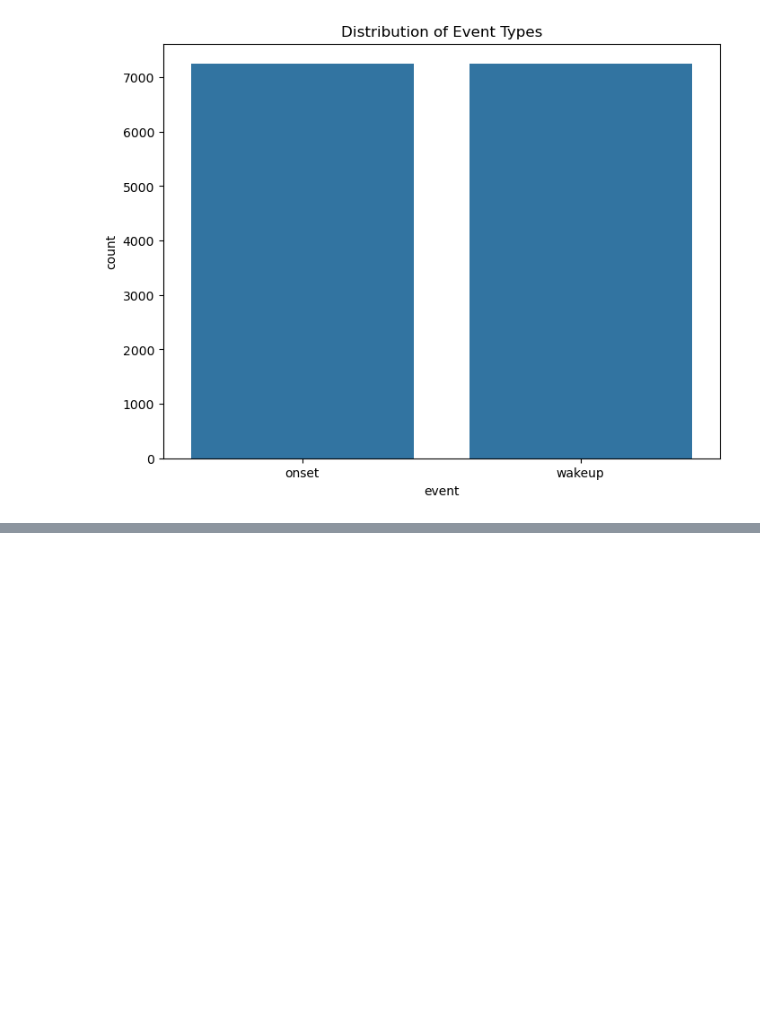
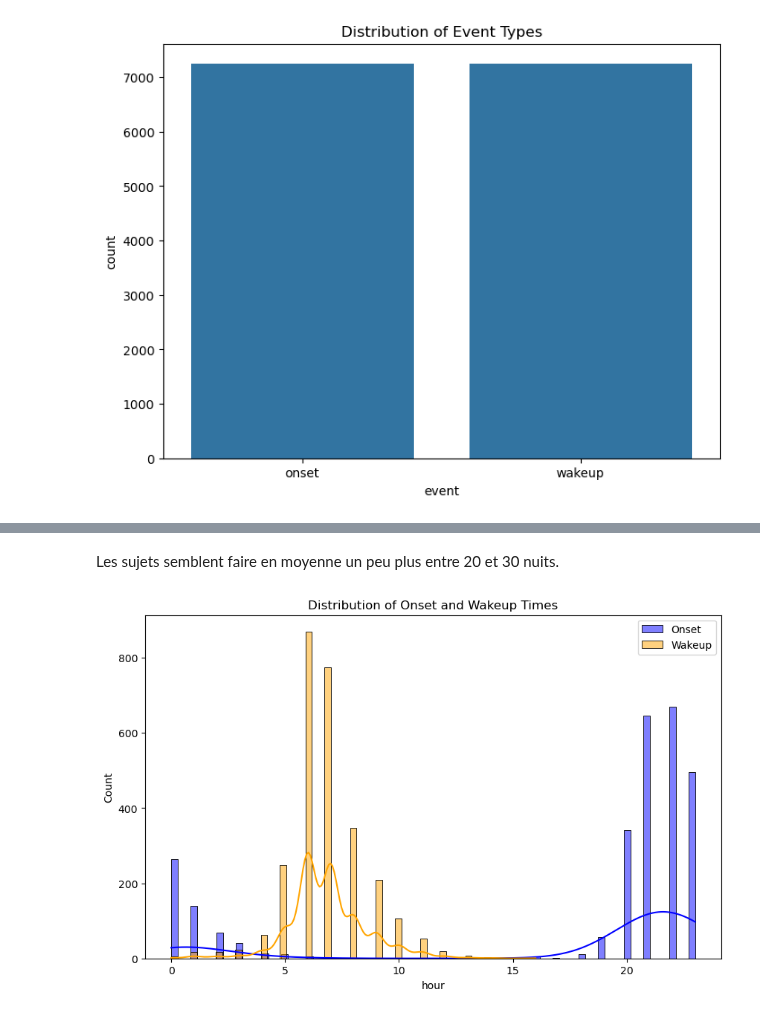
Before and after one commit to theo-serralta/sleep-states, a Jupyter notebook: src/Visualization_and_PreProcessing_Theo.ipynb, the cells around one changed output, grey strips where cells are left out. Drawn from its saved outputs; the diff is of its cells as text; code cells hidden in the pictures; blank space fills up the shorter version.

```diff
--- a/src/Visualization_and_PreProcessing_Theo.ipynb
+++ b/src/Visualization_and_PreProcessing_Theo.ipynb
@@ -98,0 +147,18 @@ plt.show()
+# %% [markdown]
+Les sujets semblent faire en moyenne un peu plus entre 20 et 30 nuits.
+# %%
+# Convertir les timestamps en datetime s'ils ne le sont pas déjà
+train_events['timestamp'] = pd.to_datetime(train_events['timestamp'], errors='coerce')
+
+# Extraire l'heure des timestamps pour les événements onset et wakeup
+train_events['hour'] = train_events['timestamp'].dt.hour
+
+# Visualisation des heures d'onset et wakeup
+plt.figure(figsize=(10, 6))
+sns.histplot(train_events[train_events['event'] == 'onset']['hour'], color='blue', label='Onset', kde=True)
+sns.histplot(train_events[train_events['event'] == 'wakeup']['hour'], color='orange', label='Wakeup', kde=True)
+plt.title('Distribution of Onset and Wakeup Times')
+plt.legend()
+plt.show()
+# %% [output]
+[figure, added]
```
Also changed, not shown: parts of 13 cells of this notebook.
